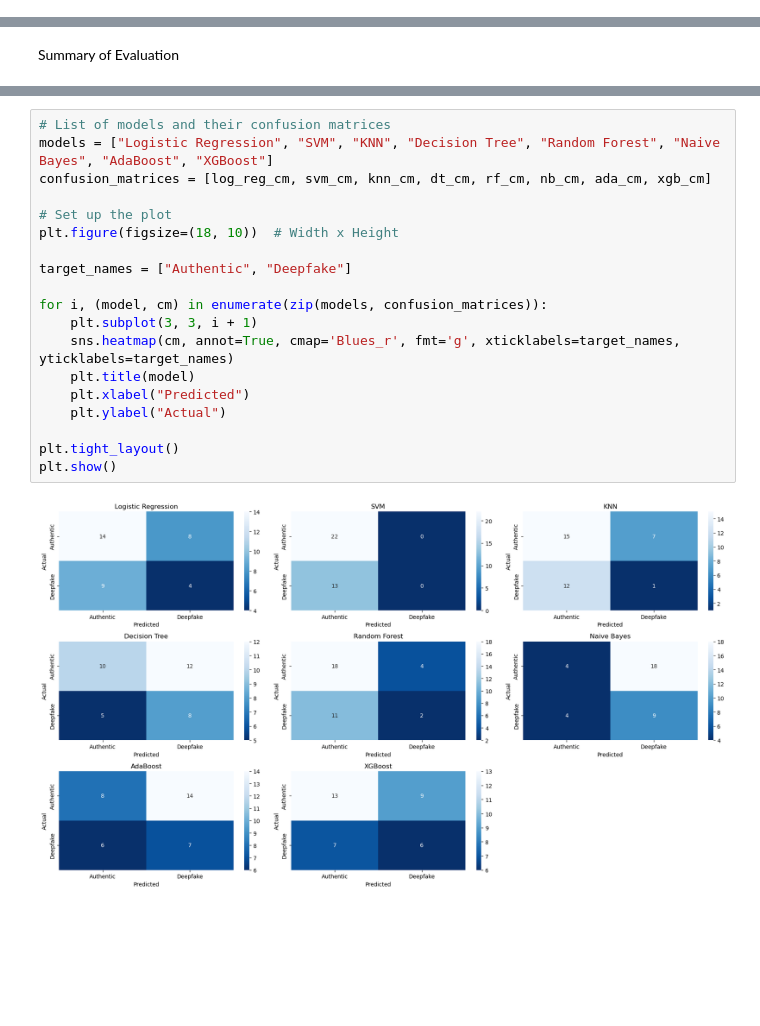
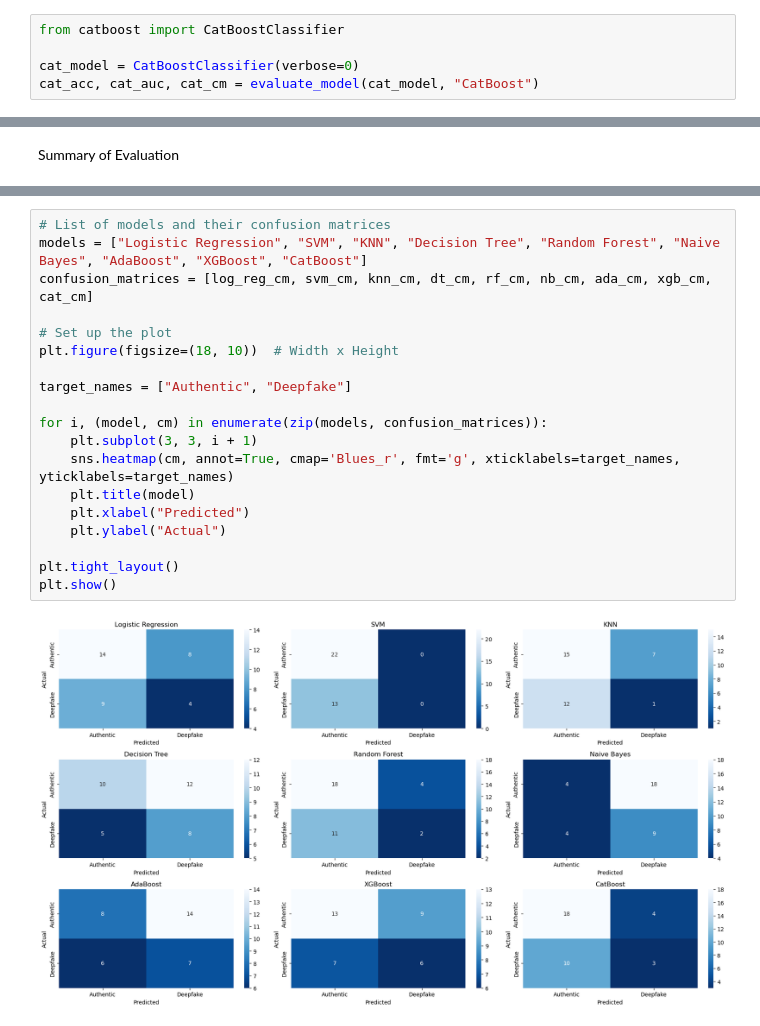
Before and after one commit to Danwidj/deepfake-detection, a Jupyter notebook: data_mining/traditional_method/scripts/classification.ipynb, the cells around one changed output, grey strips where cells are left out. Drawn from its saved outputs; the diff is of its cells as text; blank space fills up the shorter version.

Commit message:
Added CatBoost

```diff
--- a/data_mining/traditional_method/scripts/classification.ipynb
+++ b/data_mining/traditional_method/scripts/classification.ipynb
@@ -258,0 +281,5 @@ weighted avg       0.56      0.54      0.55        35
+# %%
+from catboost import CatBoostClassifier
+
+cat_model = CatBoostClassifier(verbose=0)
+cat_acc, cat_auc, cat_cm = evaluate_model(cat_model, "CatBoost")
@@ -291,21 +331,21 @@ Summary of Results:
 # %%
 # List of models and their confusion matrices
-models = ["Logistic Regression", "SVM", "KNN", "Decision Tree", "Random Forest", "Naive Bayes", "AdaBoost", "XGBoost"]
-confusion_matrices = [log_reg_cm, svm_cm, knn_cm, dt_cm, rf_cm, nb_cm, ada_cm, xgb_cm]
+models = ["Logistic Regression", "SVM", "KNN", "Decision Tree", "Random Forest", "Naive Bayes", "AdaBoost", "XGBoost", "CatBoost"]
+confusion_matrices = [log_reg_cm, svm_cm, knn_cm, dt_cm, rf_cm, nb_cm, ada_cm, xgb_cm, cat_cm]
 
 # Set up the plot
 plt.figure(figsize=(18, 10))  # Width x Height
 
 target_names = ["Authentic", "Deepfake"]
 
 for i, (model, cm) in enumerate(zip(models, confusion_matrices)):
     plt.subplot(3, 3, i + 1)
     sns.heatmap(cm, annot=True, cmap='Blues_r', fmt='g', xticklabels=target_names, yticklabels=target_names)
     plt.title(model)
     plt.xlabel("Predicted")
     plt.ylabel("Actual")
 
 plt.tight_layout()
 plt.show()
 # %% [output]
-[figure, old version]
+[figure, new version]
```
Also changed, not shown: parts of 4 cells of this notebook, 4 other files.
